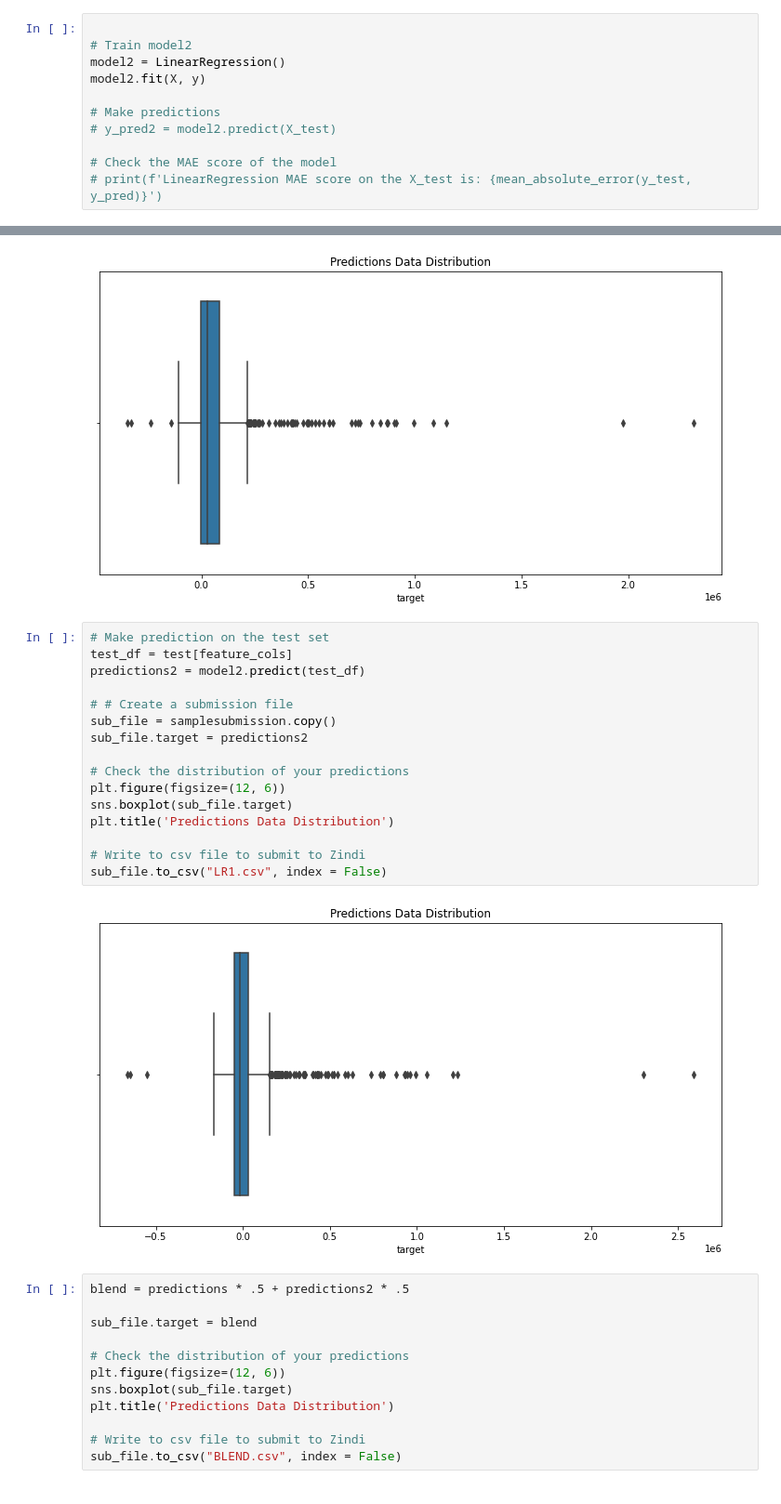
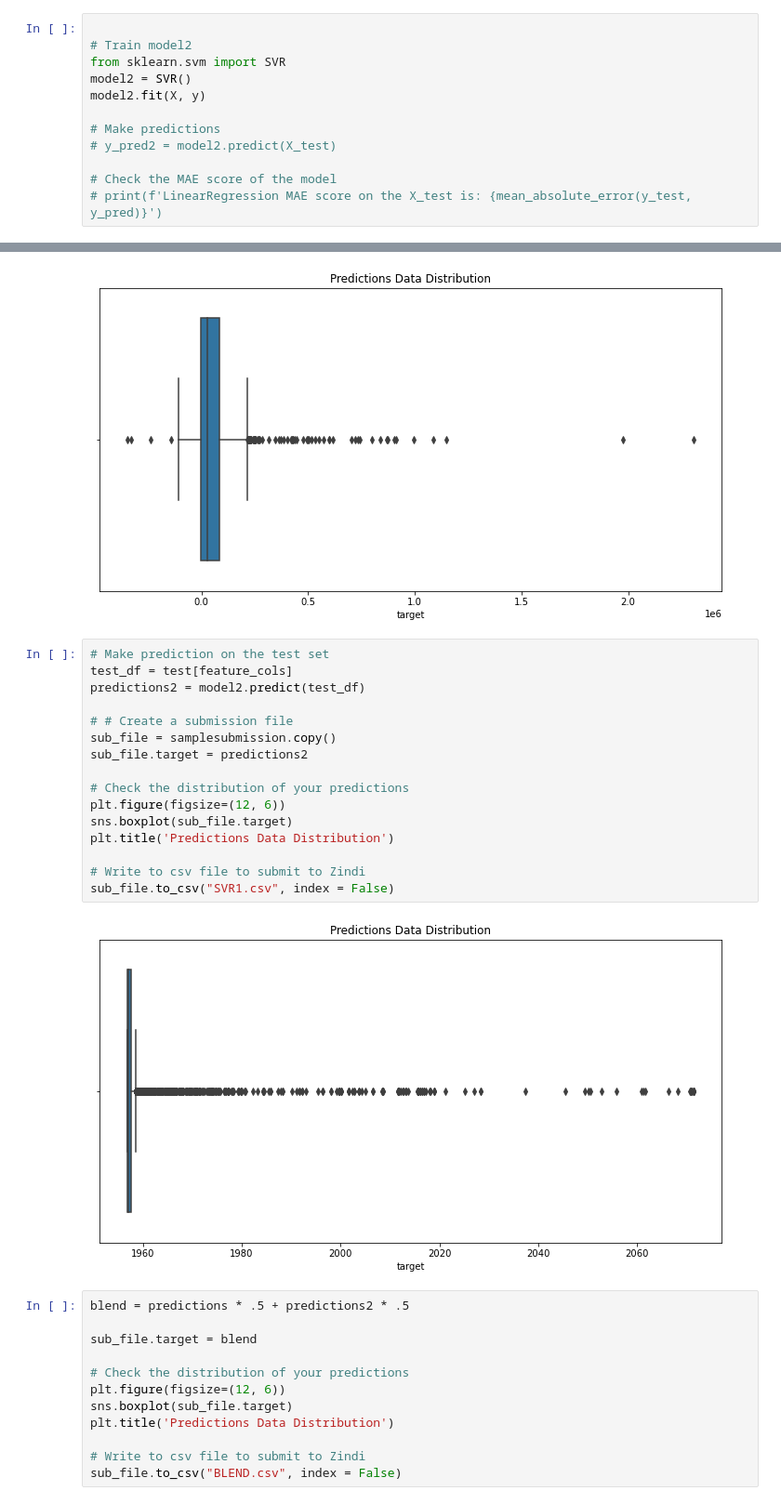
Before and after one commit to simiel/2022UHA, a Jupyter notebook: notebook/2.ipynb, the cells around one changed output, grey strips where cells are left out. Shown: that part at 93% size. Cells and saved outputs as stored; diff of their text form.

```diff
--- a/notebook/2.ipynb
+++ b/notebook/2.ipynb
@@ -141,7 +141,8 @@ Ridge()
 # %%
 
 # Train model2
-model2 = LinearRegression()
+from sklearn.svm import SVR
+model2 = SVR()
 model2.fit(X, y)
 
 # Make predictions
@@ -172,21 +173,21 @@ sub_file.to_csv("RIDGE1.csv", index = False)
 # %%
 # Make prediction on the test set
 test_df = test[feature_cols]
 predictions2 = model2.predict(test_df)
 
 # # Create a submission file
 sub_file = samplesubmission.copy()
 sub_file.target = predictions2
 
 # Check the distribution of your predictions
 plt.figure(figsize=(12, 6))
 sns.boxplot(sub_file.target)
 plt.title('Predictions Data Distribution')
 
 # Write to csv file to submit to Zindi
-sub_file.to_csv("LR1.csv", index = False)
+sub_file.to_csv("SVR1.csv", index = False)
 # %% [output]
-[figure, old version]
+[figure, new version]
 # %%
 blend = predictions * .5 + predictions2 * .5
 
```
Also changed, not shown: parts of 1 cell of this notebook, 1 other file.
